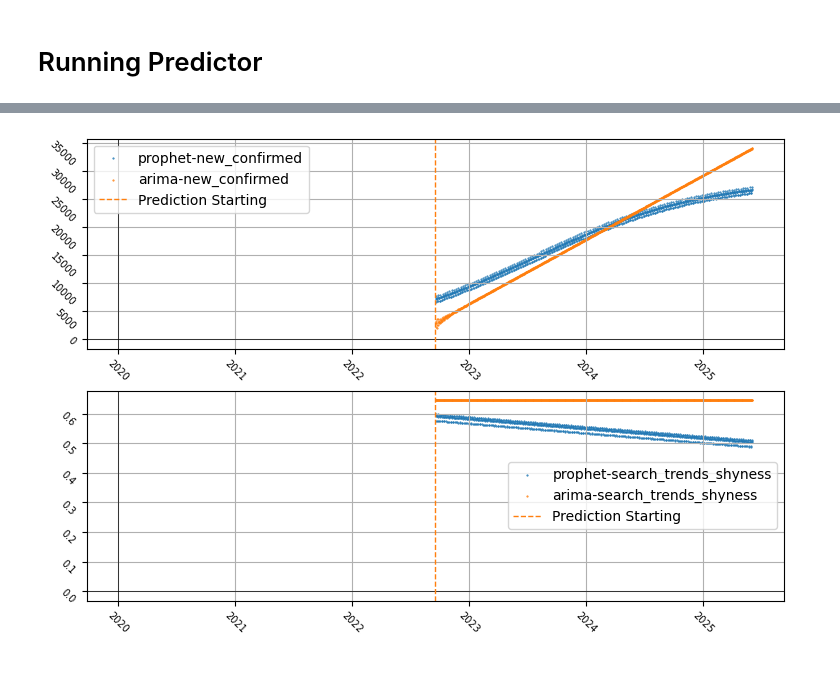
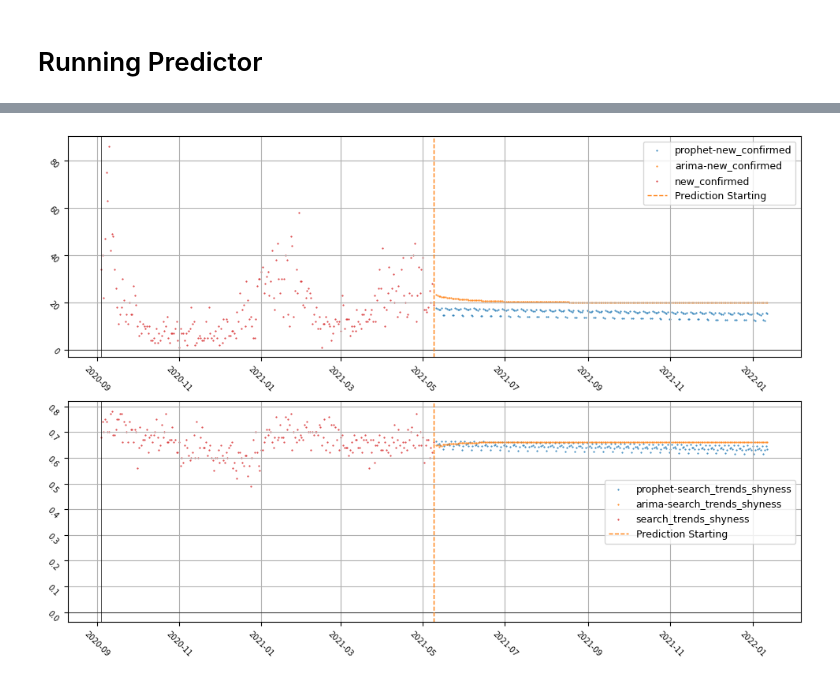
Before and after one commit to Karolcha100/Covid-19_Singapore, a Jupyter notebook: Karolcha100/notebooks/testing_predictor.ipynb, the cells around one changed output, grey strips where cells are left out. Cells and saved outputs as stored; diff of their text form; code cells hidden in the pictures.

Commit message:
testing_predictor.ipynb better fit

```diff
--- a/Karolcha100/notebooks/testing_predictor.ipynb
+++ b/Karolcha100/notebooks/testing_predictor.ipynb
@@ -35,12 +35,16 @@ import matplotlib.pyplot as plt
 import seaborn as sns
 from matplotlib.axes import Axes
 # %%
-def plot_scatter_on_ax(ax: Axes, df: pd.DataFrame, var_col: str, alg_type: str) -> None:
-    ax.scatter(df["date"], df[f"{var_col}_{"yhat"}"], label = f"{alg_type}-{var_col}", s = 1, marker = ".")
+def plot_scatter_on_ax(ax: Axes, df: pd.DataFrame, var_col: str, alg_type: str|None = None, plot_num: int = 0) -> None:
+    if alg_type is not None:
+        ax.scatter(df["date"], df[f"{var_col}_{"yhat"}"], label = f"{alg_type}-{var_col}", s = 1, marker = ".", color = f"C{plot_num}")
+    else:
+        ax.scatter(df["date"], df[f"{var_col}"], label = f"{var_col}", s = 1, marker = ".", color = f"C{plot_num}")
+
 
 def configure_axis(ax: Axes, df_before: pd.DataFrame) -> None:
     ax.axhline(0, color = "black", ls = "-", lw = 0.5)
-    ax.axvline(df_before.date[0], color = "black", ls = "-", lw = 0.5)
+    ax.axvline(df_before["date"].min(), color = "black", ls = "-", lw = 0.5)
 
     ax.axvline(df_before.iloc[-1]["date"], ls = "--", color = f"C{1}", lw = 1, label = "Prediction Starting")
 
@@ -48,23 +52,28 @@ def configure_axis(ax: Axes, df_before: pd.DataFrame) -> None:
     ax.tick_params(axis='x', labelrotation=-45, labelsize = 7)
     ax.tick_params(axis='y', labelrotation=-45, labelsize = 7)
 
-    ax.legend()
+    ax.legend(fontsize=9)
     ax.grid(True)
 # %%
 def plot_multiple_data(df: pd.DataFrame, forecast: dict[str, pd.DataFrame], columns: list[str]) -> None:
-    fig, axs = plt.subplots(len(columns), figsize = (9, 3 * len(columns)))
+    fig, axs = plt.subplots(len(columns), figsize = (12, 4 * len(columns)))
 
 
 
 
-    for ax, col in zip(axs, columns):
-        plot_scatter_on_ax(ax, forecast['prophet'], col, "prophet")
-        plot_scatter_on_ax(ax, forecast["arima"], col, "arima")
+    for i, (ax, col) in enumerate(zip(axs, columns)):
+        plot_scatter_on_ax(ax, forecast['prophet'], col, "prophet", 0)
+        plot_scatter_on_ax(ax, forecast["arima"], col, "arima", 1)
+
+        plot_scatter_on_ax(ax, df, col, None, 3)
+
 
     for ax in axs:
         configure_axis(ax=ax, df_before=df)
+# %%
+date_min, date_max, date_pred = len(df)//4, len(df)//2, len(df)//4
 # %%
-predictor = Predictor(df, 0, len(df) - 1, len(df))
+predictor = Predictor(df, date_min, date_max, date_pred)
 # %%
 predictor.fit(["new_confirmed", "search_trends_shyness"])
 # %% [output]
@@ -98,4 +107,4 @@ forecast["prophet"]
 # %%
-plot_multiple_data(df, forecast, ["new_confirmed", "search_trends_shyness"])
+plot_multiple_data(df.iloc[date_min:date_max], forecast, ["new_confirmed", "search_trends_shyness"])
 # %% [output]
-[figure, old version]
+[figure, new version]
```
Also changed, not shown: parts of 2 cells of this notebook.
